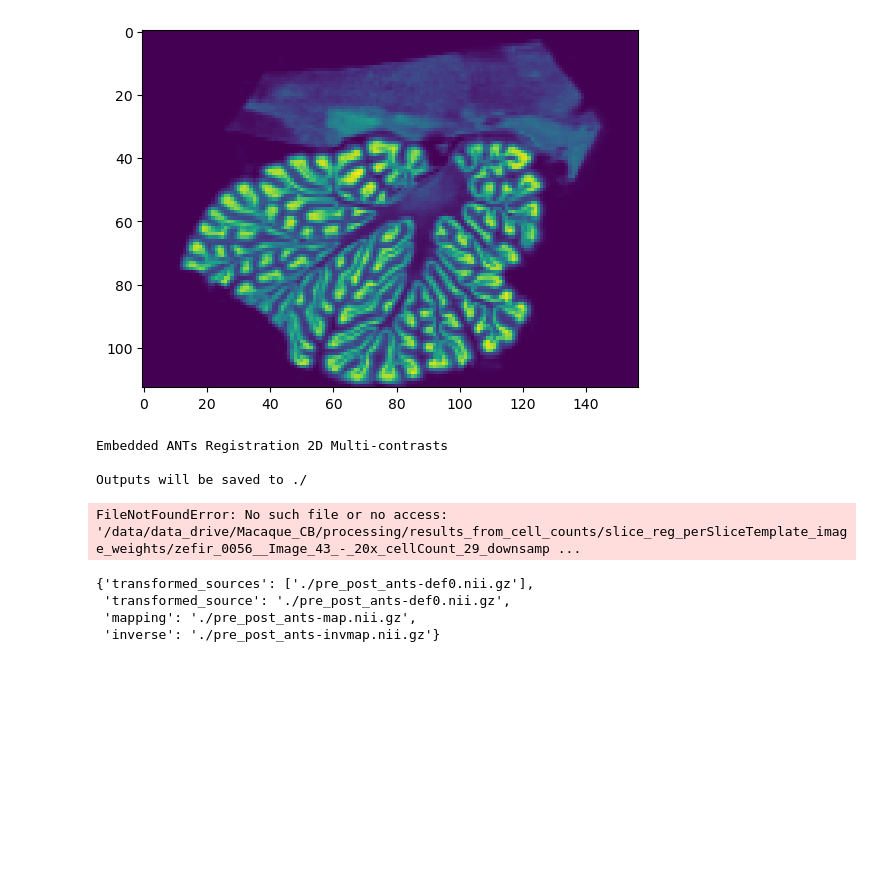
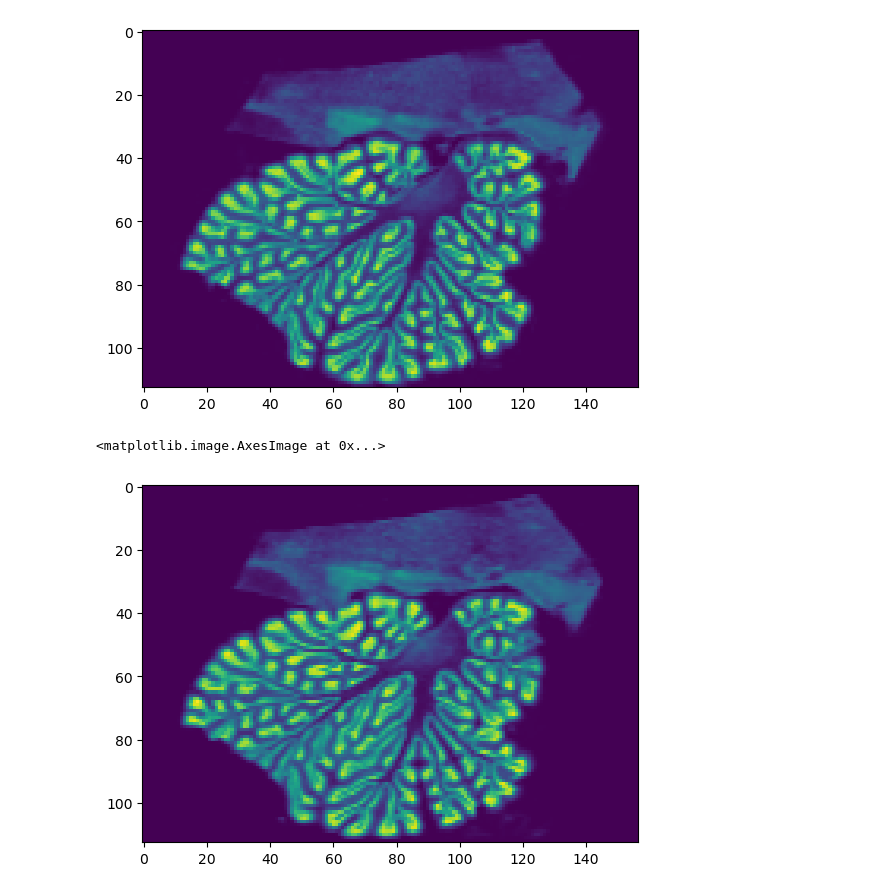
Before and after one commit to neuralabc/microscopy_scripts, a Jupyter notebook: scripts/2023_11_reg_testing_wImages.ipynb, the cells around one changed output. Drawn from its saved outputs; the diff is of its cells as text; code cells hidden in the pictures; blank space fills up the shorter version.

```diff
--- a/scripts/2023_11_reg_testing_wImages.ipynb
+++ b/scripts/2023_11_reg_testing_wImages.ipynb
@@ -102,6 +102,12 @@ def compute_intermediate_slice(pre_img,post_img,current_img=None,reg_refinement_
 
 # avg = nibabel.Nifti1Image(avg, img.affine, img.header, dtype=img.get_data_dtype())
 # %%
+pre_img = '/data/data_drive/Macaque_CB/processing/results_from_cell_counts/slice_reg_perSliceTemplate_image_weights/zefir_0055__Image_42_-_20x_cellCount_29_downsample_10p002um_pix_coreg0nl_ants-def0.nii.gz'
+current_img = '/data/data_drive/Macaque_CB/processing/results_from_cell_counts/slice_reg_perSliceTemplate_image_weights/zefir_0056_slide_43_Image_01_-_20x_cellCount_29_downsample_10p002um_pix_coreg0nl_ants-def0.nii.gz'
+
+# post_img = '/data/data_drive/Macaque_CB/processing/results_from_cell_counts/slice_reg_perSliceTemplate_image_weights/zefir_0057__Image_43_-_20x_cellCount_29_downsample_10p002um_pix.nii.gz'
+post_img = '/data/data_drive/Macaque_CB/processing/results_from_cell_counts/slice_reg_perSliceTemplate_image_weights/zefir_0057__Image_43_-_20x_cellCount_29_downsample_10p002um_pix_coreg0nl_ants-def0.nii.gz'
+
 res_slice = compute_intermediate_slice(pre_img,post_img,current_img=current_img,reg_refinement_iterations=10)
 # %% [output]
 Embedded ANTs Registration 2D Multi-contrasts
@@ -128,18 +133,9 @@ plt.imshow(res_slice)
 # %% [output]
 <matplotlib.image.AxesImage at 0x...>
 [figure]
-# %%
-do_reg([current_img],['./avg.nii.gz'],file_name='current_avg',run_syn=True)
-# %% [output]
-Embedded ANTs Registration 2D Multi-contrasts
-
-Outputs will be saved to ./
-FileNotFoundError: No such file or no access: '/data/data_drive/Macaque_CB/processing/results_from_cell_counts/slice_reg_perSliceTemplate_image_weights/zefir_0056__Image_43_-_20x_cellCount_29_downsamp ...
 # %%
-pre_post
+plt.imshow(res_slice)
 # %% [output]
-{'transformed_sources': ['./pre_post_ants-def0.nii.gz'],
- 'transformed_source': './pre_post_ants-def0.nii.gz',
- 'mapping': './pre_post_ants-map.nii.gz',
- 'inverse': './pre_post_ants-invmap.nii.gz'}
+<matplotlib.image.AxesImage at 0x...>
+[figure, added]
 # %%
```
Also changed, not shown: parts of 6 cells of this notebook, 37 other files.
